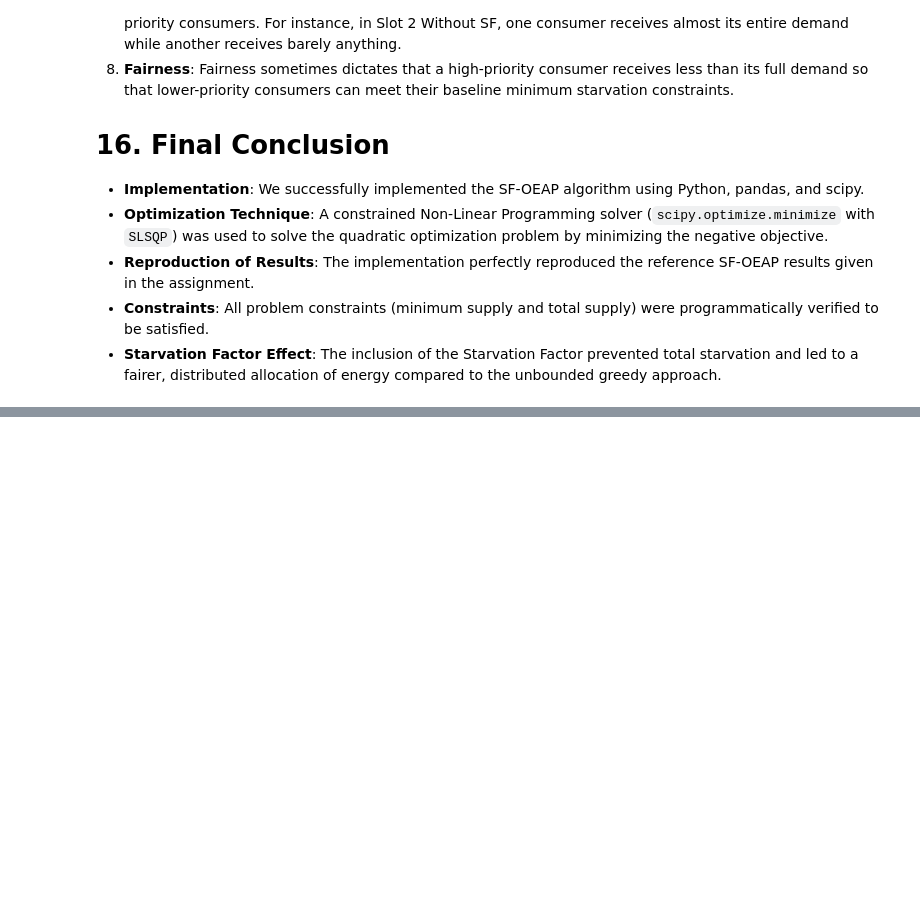
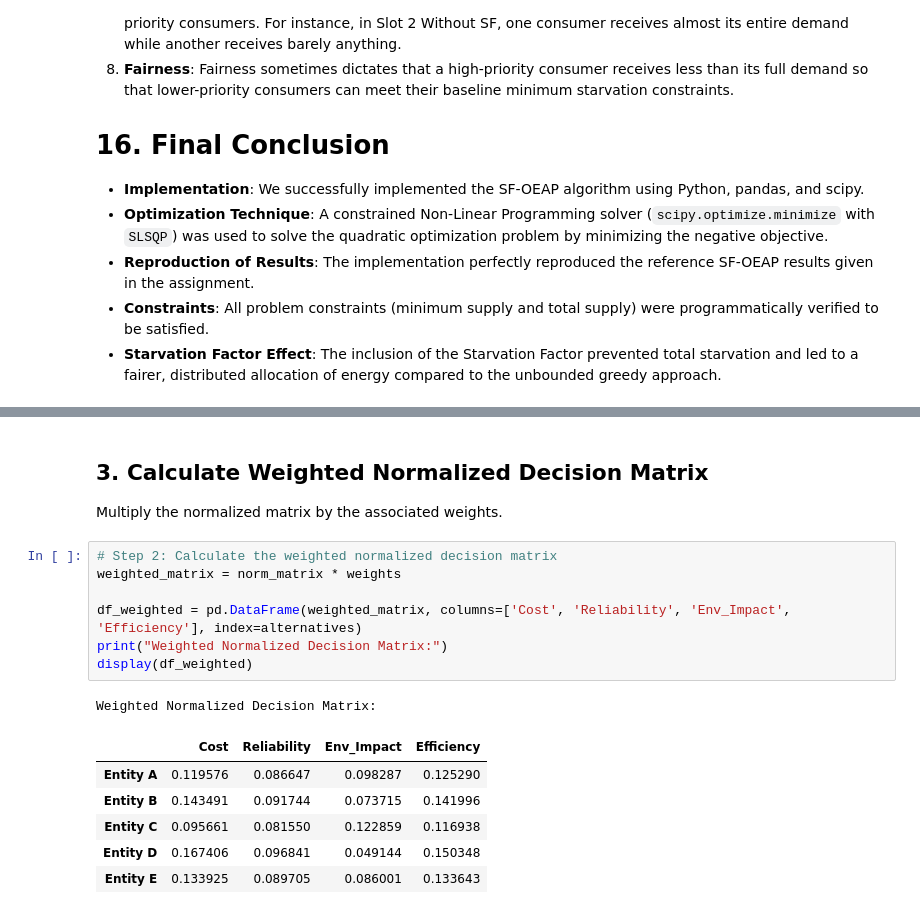
Before and after one commit to Smitvd22/Sem7-AiForSustainability, a Jupyter notebook: T3/U23Ai118_Tutorial_3_Energy_Scheduling.ipynb, the cells around one changed output, grey strips where cells are left out. Cells and saved outputs as stored; diff of their text form; blank space fills up the shorter version.

```diff
--- a/T3/U23Ai118_Tutorial_3_Energy_Scheduling.ipynb
+++ b/T3/U23Ai118_Tutorial_3_Energy_Scheduling.ipynb
@@ -386,0 +450,19 @@ All constraints satisfied: True
+# %% [markdown]
+## 3. Calculate Weighted Normalized Decision Matrix
+
+Multiply the normalized matrix by the associated weights.
+# %%
+# Step 2: Calculate the weighted normalized decision matrix
+weighted_matrix = norm_matrix * weights
+
+df_weighted = pd.DataFrame(weighted_matrix, columns=['Cost', 'Reliability', 'Env_Impact', 'Efficiency'], index=alternatives)
+print("Weighted Normalized Decision Matrix:")
+display(df_weighted)
+# %% [output]
+Weighted Normalized Decision Matrix:
+|  | Cost | Reliability | Env_Impact | Efficiency |
+| Entity A | 0.119576 | 0.086647 | 0.098287 | 0.125290 |
+| Entity B | 0.143491 | 0.091744 | 0.073715 | 0.141996 |
+| Entity C | 0.095661 | 0.081550 | 0.122859 | 0.116938 |
+| Entity D | 0.167406 | 0.096841 | 0.049144 | 0.150348 |
+| Entity E | 0.133925 | 0.089705 | 0.086001 | 0.133643 |
```
Also changed, not shown: parts of 10 cells of this notebook.
